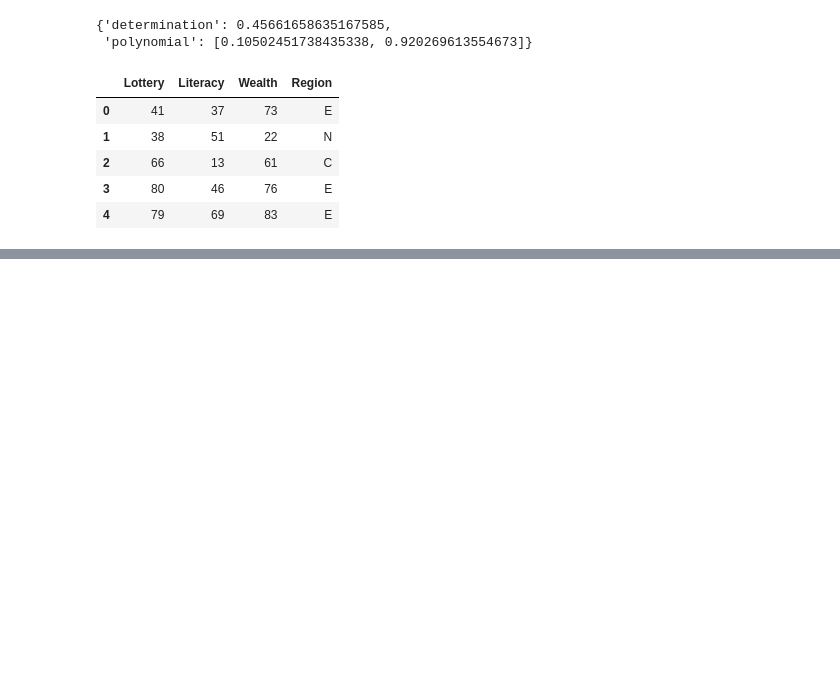
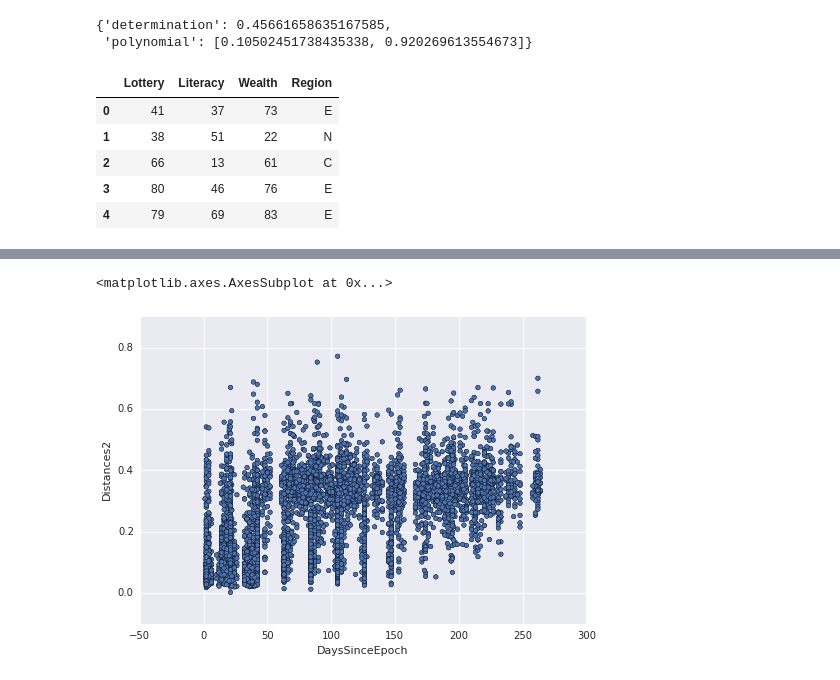
Before and after one commit to johnchase/thesis_analysis, a Jupyter notebook: rate_of_change/rate_of_change.ipynb, the cells around one changed output, grey strips where cells are left out. Cells and saved outputs as stored; diff of their text form; code cells hidden in the pictures; blank space fills up the shorter version.

```diff
--- a/rate_of_change/rate_of_change.ipynb
+++ b/rate_of_change/rate_of_change.ipynb
@@ -72,7 +68,8 @@ def get_all_distance_pairs(df, dm, date_col, comparison_col, columns_to_include)
                         distances_df[column][id_pair] = df[column][j]
     return distances_df
 # %%
-all_city_distance_df = get_all_distance_pairs(map_df, weighted_dm, 'DaysSinceEpoch', 'NoEvent', ['City', 'OfficeNumber', 'PlateLocation', 'CityPlateLocation'])
+unweighted_all_city_distance_df = get_all_distance_pairs(map_df, unweighted_dm, 'DaysSinceEpoch', 'NoEvent', ['City', 'OfficeNumber', 'PlateLocation', 'CityPlateLocation'])
+weighted_all_city_distance_df = get_all_distance_pairs(map_df, weighted_dm, 'DaysSinceEpoch', 'NoEvent', ['City', 'OfficeNumber', 'PlateLocation', 'CityPlateLocation'])
 # %%
 all_city_distance_df[:5]
 # %% [output]
@@ -548,0 +605,2 @@ Warnings:
+# %%
+weighted_all_city_distance_df['Distances2'] = weighted_all_city_distance_df['Distances']**2
@@ -548,0 +630,6 @@ Warnings:
+# %%
+weighted_all_city_distance_df.plot('DaysSinceEpoch', 'Distances2', kind='scatter'
+                                   )
+# %% [output]
+<matplotlib.axes.AxesSubplot at 0x...>
+[figure, added]
```
Also changed, not shown: parts of 39 cells of this notebook.
